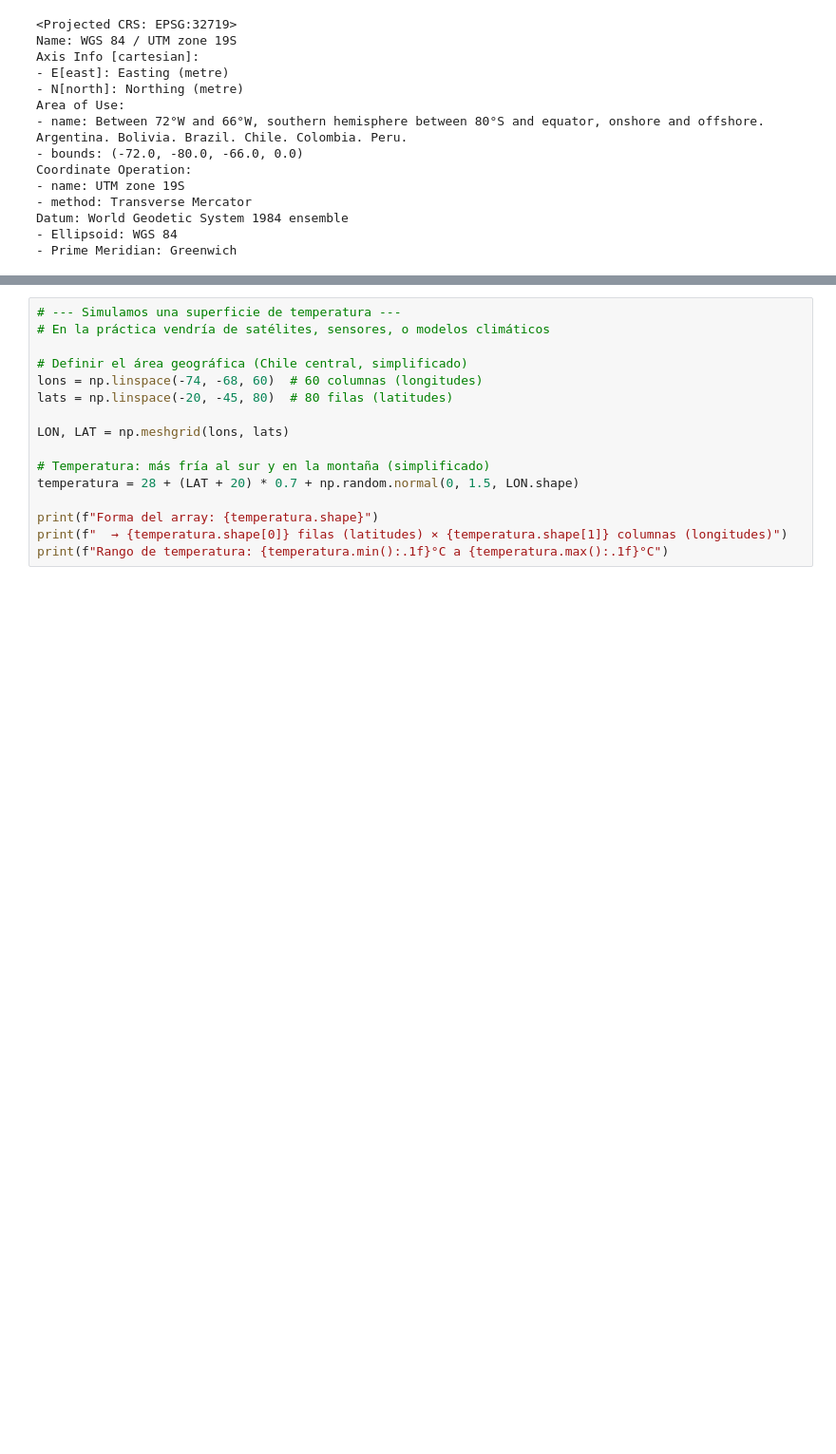
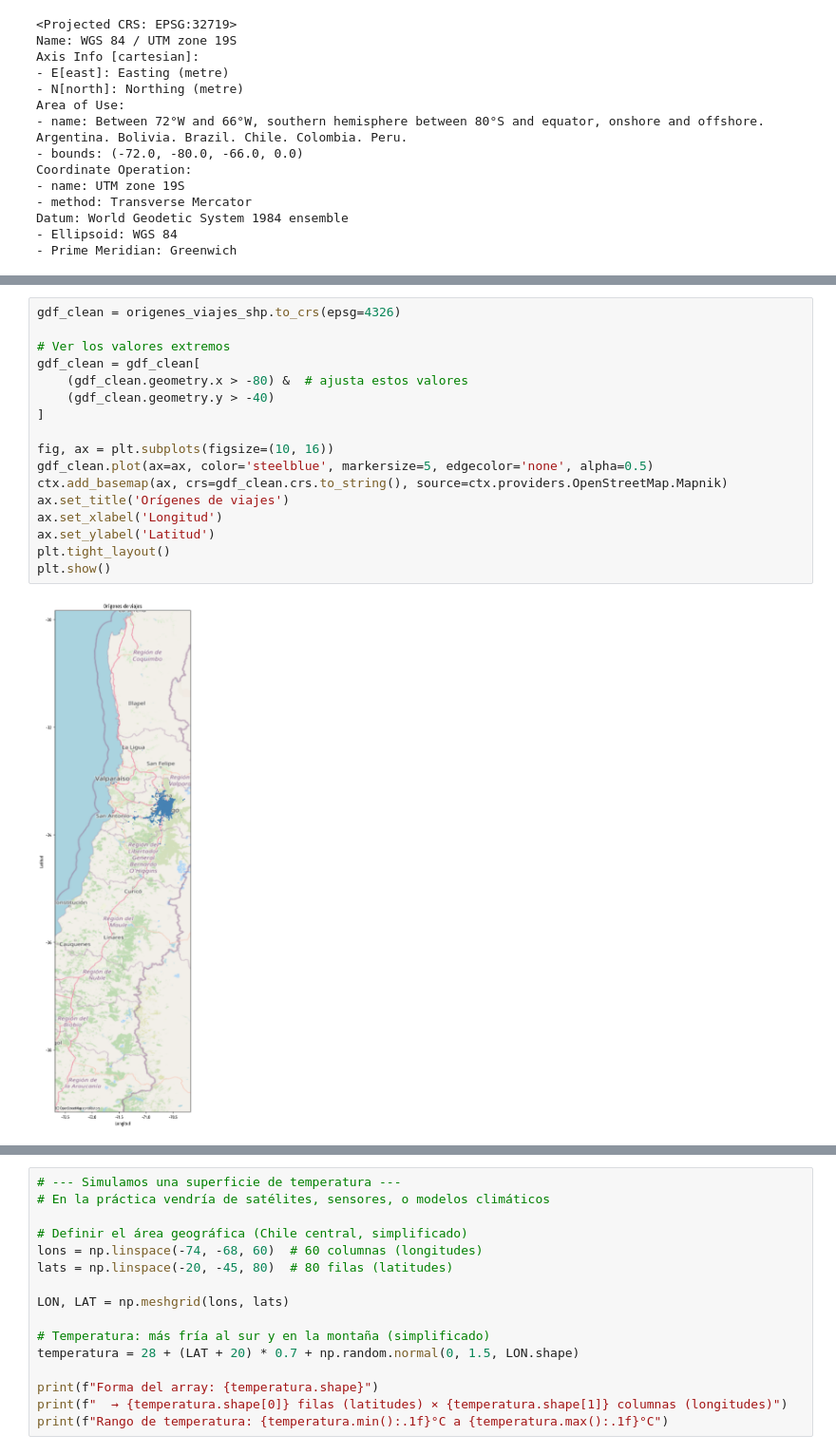
Before and after one commit to daniopitz/geodata, a Jupyter notebook: 00_introduccion.ipynb, the cells around one changed output, grey strips where cells are left out. Shown at 95% size. Cells and saved outputs as stored; diff of their text form; blank space fills up the shorter version.

```diff
--- a/00_introduccion.ipynb
+++ b/00_introduccion.ipynb
@@ -164,0 +134,19 @@ print(regiones[['region', 'area_km2', 'geometry']])
+# %%
+gdf_clean = origenes_viajes_shp.to_crs(epsg=4326)
+
+# Ver los valores extremos
+gdf_clean = gdf_clean[
+    (gdf_clean.geometry.x > -80) &  # ajusta estos valores
+    (gdf_clean.geometry.y > -40)
+]
+
+fig, ax = plt.subplots(figsize=(10, 16))
+gdf_clean.plot(ax=ax, color='steelblue', markersize=5, edgecolor='none', alpha=0.5)
+ctx.add_basemap(ax, crs=gdf_clean.crs.to_string(), source=ctx.providers.OpenStreetMap.Mapnik)
+ax.set_title('Orígenes de viajes')
+ax.set_xlabel('Longitud')
+ax.set_ylabel('Latitud')
+plt.tight_layout()
+plt.show()
+# %% [output]
+[figure, added]
```
Also changed, not shown: parts of 10 cells of this notebook.
